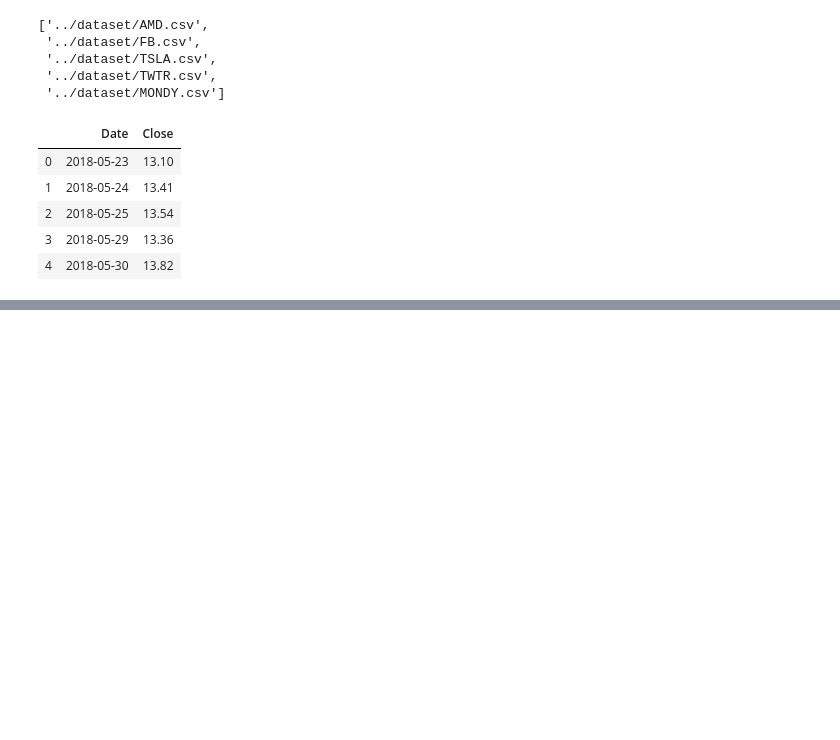
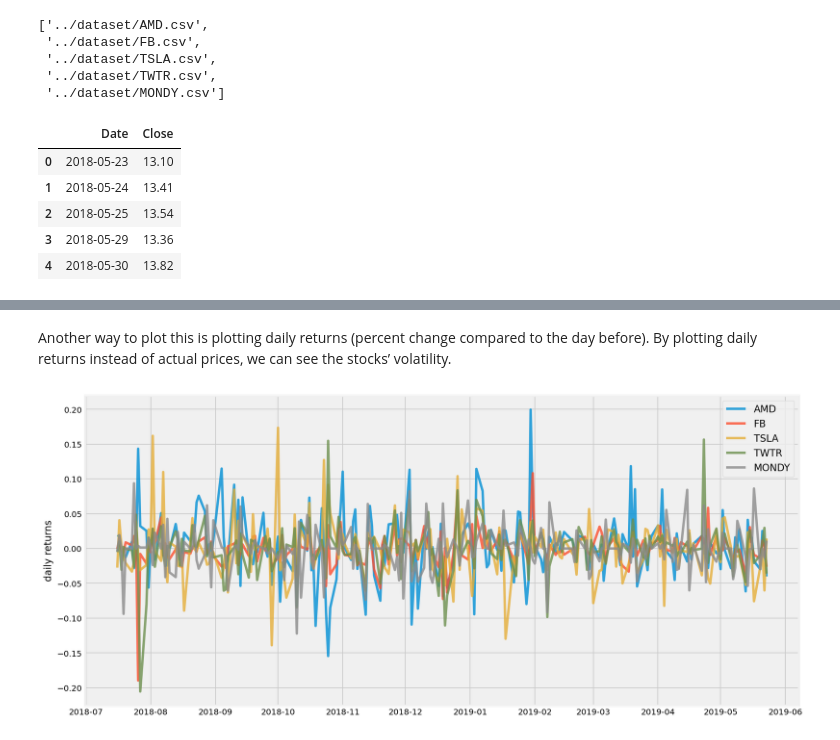
Before and after one commit to OleBo/Stock-Prediction-Models, a Jupyter notebook: simulation/portfolio-optimization.ipynb, the cells around one changed output, grey strips where cells are left out. Cells and saved outputs as stored; diff of their text form; code cells hidden in the pictures; blank space fills up the shorter version.

```diff
--- a/simulation/portfolio-optimization.ipynb
+++ b/simulation/portfolio-optimization.ipynb
@@ -40,0 +61,13 @@ data.head()
+# %% [markdown]
+Another way to plot this is plotting daily returns (percent change compared to the day before). By plotting daily returns instead of actual prices, we can see the stocks’ volatility.
+# %%
+returns = data.pct_change()
+
+plt.figure(figsize=(14, 7))
+for c in returns.columns.values:
+    plt.plot(returns.index, returns[c], lw=3, alpha=0.8,label=c)
+plt.legend(loc='upper right', fontsize=12)
+plt.ylabel('daily returns')
+plt.show()
+# %% [output]
+[figure, added]
```
Also changed, not shown: parts of 36 cells of this notebook.
